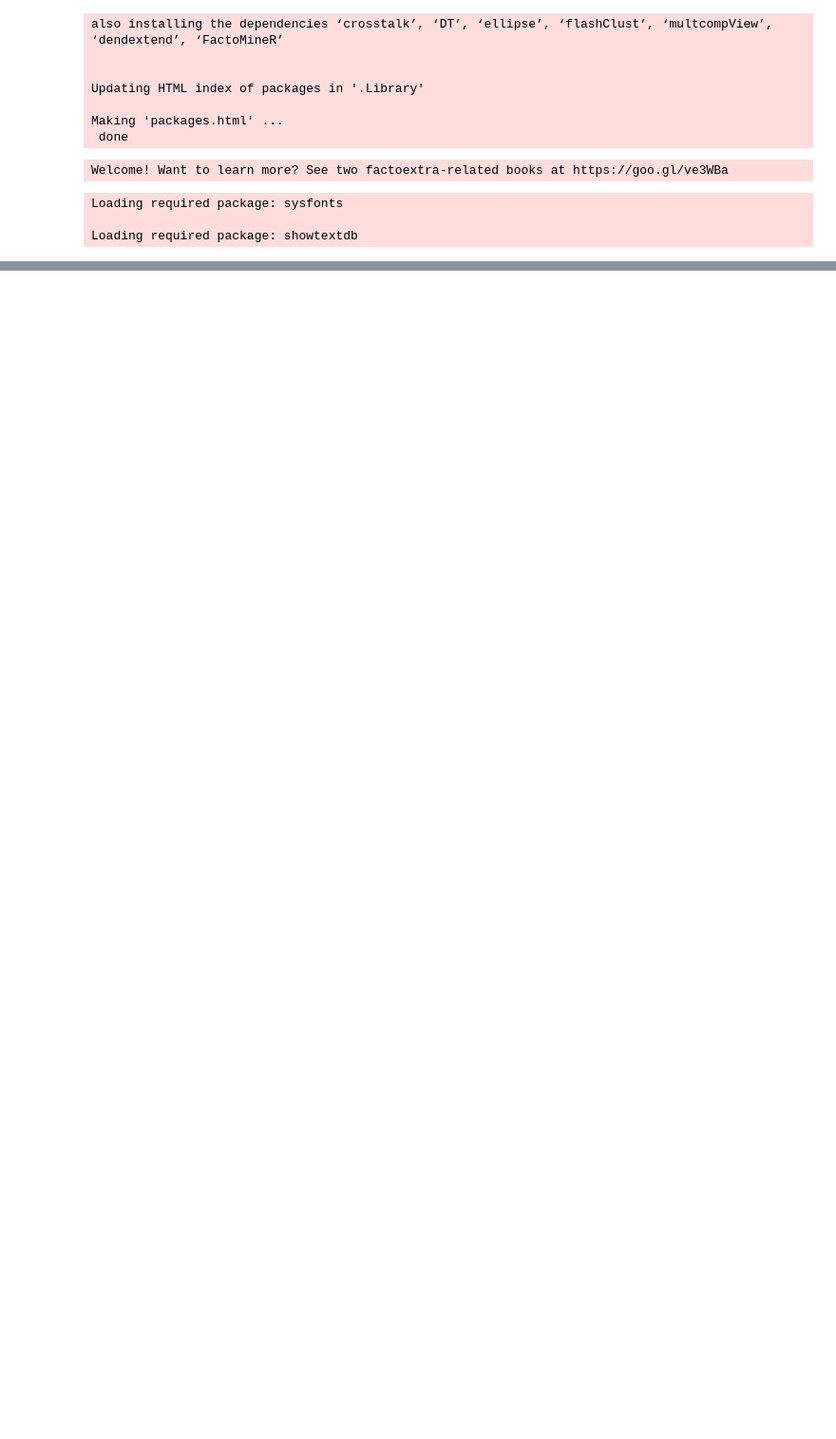
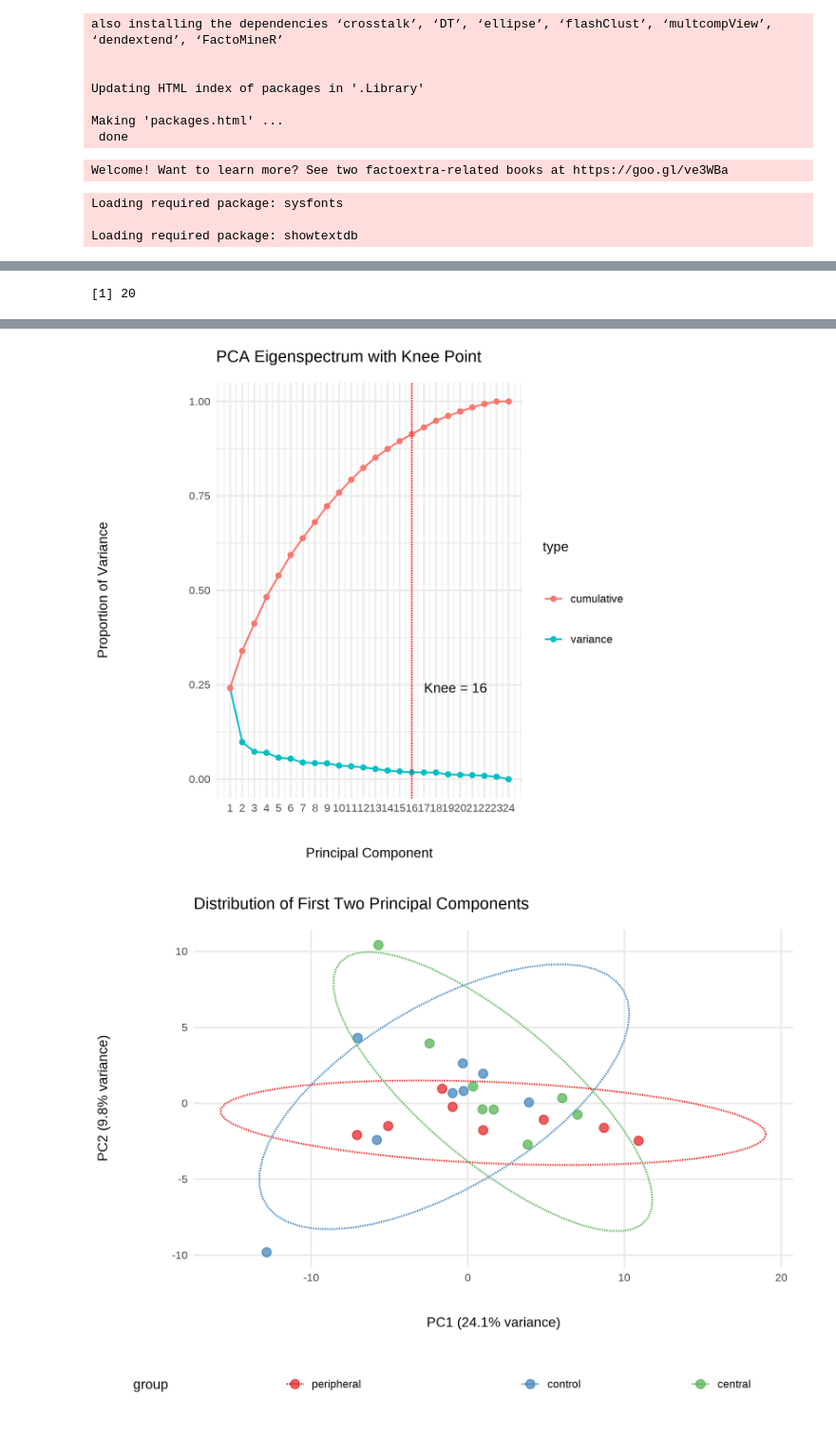
Before and after one commit to SanD94/VReGTrET, a Jupyter notebook: GraphTheory_ET_VR_Westbrueck/Analysis/raw_gaze_analysis/pca_playground.ipynb, the cells around one changed output, grey strips where cells are left out. Shown at 95% size. Cells and saved outputs as stored; diff of their text form; code cells hidden in the pictures; blank space fills up the shorter version.

```diff
--- a/GraphTheory_ET_VR_Westbrueck/Analysis/raw_gaze_analysis/pca_playground.ipynb
+++ b/GraphTheory_ET_VR_Westbrueck/Analysis/raw_gaze_analysis/pca_playground.ipynb
@@ -211,0 +219,23 @@ run_clustering_workflow <- function(node_degree_df,
+# %%
+df_node <- read_csv("io_node_group_gaze.csv")
+
+df_node <- df_node |>
+    mutate(
+        inside = factor(inside),
+        inside = fct_recode(inside, "outside" = "0", "inside" = "1"),
+        hitObjectColliderName = factor(hitObjectColliderName),
+        PID = factor(PID),
+        category = factor(category, levels = c("peripheral", "control", "central"))
+    ) |>
+    rename(
+        building_location = inside,
+        group = category,
+        building = hitObjectColliderName,
+        duration = clusterDuration
+    )
+
+df_node |> head()
+df_group_node <- df_node |>
+    group_by(PID, building, group, building_location, connections) |>
+    summarise(median_duration = median(duration)) |>
+    ungroup()
@@ -211,0 +262,11 @@ run_clustering_workflow <- function(node_degree_df,
+# %%
+pca_result <- df_group_node |>
+    cut_degree_distributions(PID, connections, 0.1) |>
+    perform_pca_with_knee(PID, group, building, connections)
+pca_result |> plot_eigenspectrum()
+pca_result |> plot_first_two_pcs()
+cluster_result <- pca_result |> cluster_data(k = 3)
+fig_cluster <- cluster_result |> plot_clusters()
+cluster_analysis <- cluster_result |> analyze_cluster_groups()
+# %% [output]
+[1] 20
@@ -211,0 +275,2 @@ run_clustering_workflow <- function(node_degree_df,
+[figure, added]
+[figure, added]
```
Also changed, not shown: parts of 10 cells of this notebook.
